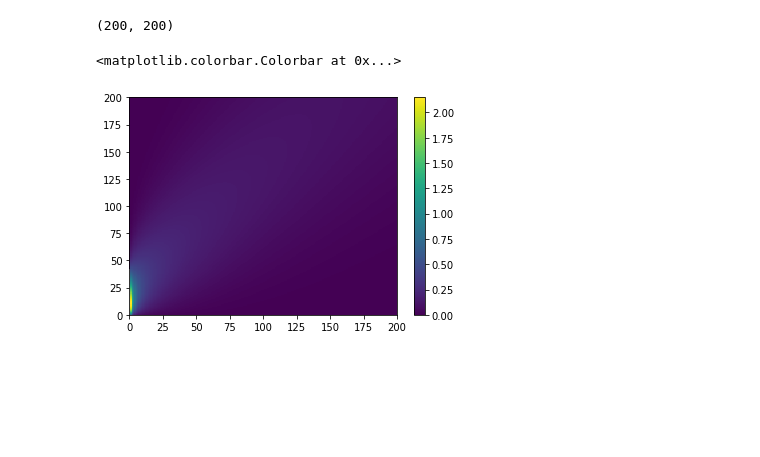
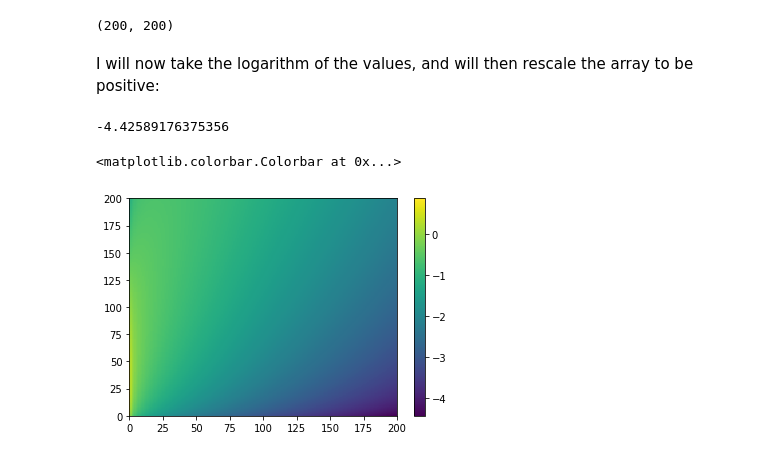
Before and after one commit to dalya/Sequencer, a Jupyter notebook: examples/beyond_1D_sequence.ipynb, the cells around one changed output. Cells and saved outputs as stored; diff of their text form; code cells hidden in the pictures; blank space fills up the shorter version.

```diff
--- a/examples/beyond_1D_sequence.ipynb
+++ b/examples/beyond_1D_sequence.ipynb
@@ -28,7 +29,7 @@ In this notebook we will simulate a dataset with two unrelated sequences. The fi
 # %%
-x = numpy.linspace(0, 10, 200)
+x = numpy.linspace(0.01, 10, 200)
 
-df_list = numpy.linspace(0.1, 9, 200)
+df_list = numpy.linspace(0.1, 3, 200)
 y_list = []
 for i, df_val in enumerate(df_list):
     y = chi2.pdf(x, df_val)
@@ -38,9 +39,15 @@ y_list = numpy.array(y_list)
 print(y_list.shape)
 # %% [output]
 (200, 200)
-# %%
-plt.pcolormesh(y_list)
-plt.colorbar()
-# %% [output]
-<matplotlib.colorbar.Colorbar at 0x...>
-[figure, removed]
+# %% [markdown]
+I will now take the logarithm of the values, and will then rescale the array to be positive:
+# %%
+y_list_log = numpy.log10(y_list)
+print(numpy.min(y_list_log))
+
+plt.pcolormesh(y_list_log)
+plt.colorbar()
+# %% [output]
+-4.42589176375356
+<matplotlib.colorbar.Colorbar at 0x...>
+[figure, added]
```
Also changed, not shown: parts of 33 cells of this notebook, 6 other files.
